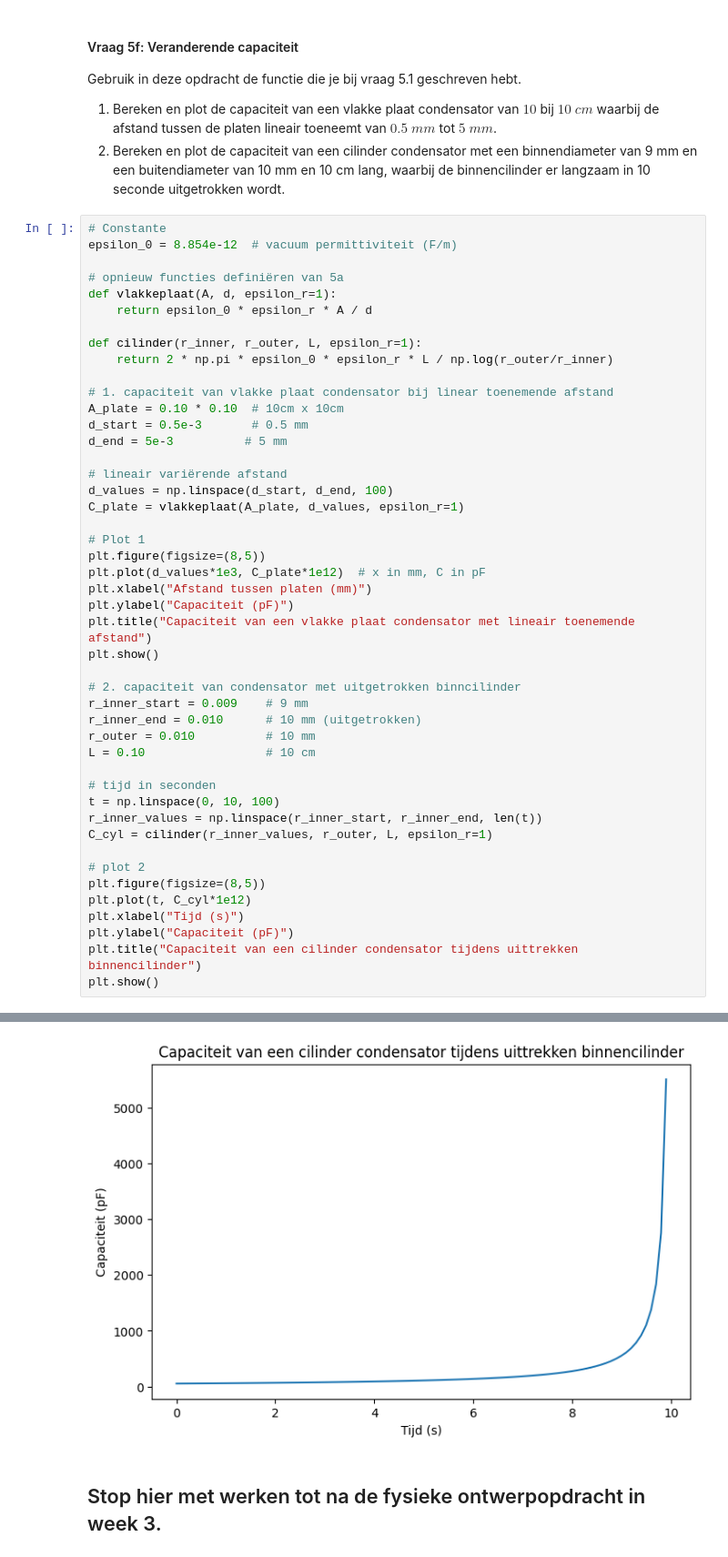
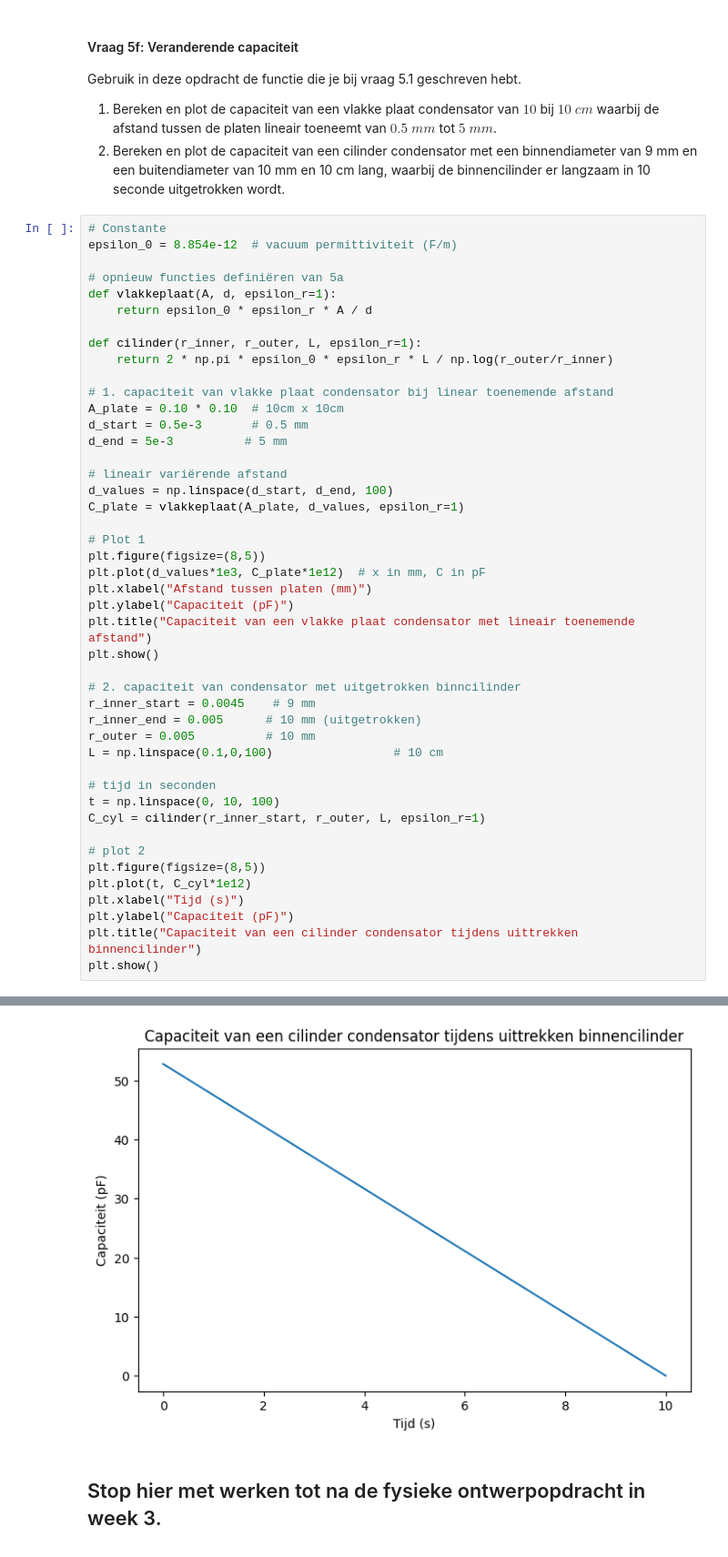
Before and after one commit to sralmulder-hash/opdrachten-DEF-D, a Jupyter notebook: DigitaleOntwerpopdrachten/1CondensatorOpdracht/CondensatorOntwerpopdracht.ipynb, the cells around one changed output, grey strips where cells are left out. Shown at 91% size. Drawn from its saved outputs; the diff is of its cells as text.

```diff
--- a/DigitaleOntwerpopdrachten/1CondensatorOpdracht/CondensatorOntwerpopdracht.ipynb
+++ b/DigitaleOntwerpopdrachten/1CondensatorOpdracht/CondensatorOntwerpopdracht.ipynb
@@ -960,40 +910,39 @@ def cilinder(r_inner, r_outer, L, epsilon_r=1):
 A_plate = 0.10 * 0.10  # 10cm x 10cm
 d_start = 0.5e-3       # 0.5 mm
 d_end = 5e-3          # 5 mm
 
 # lineair variërende afstand
 d_values = np.linspace(d_start, d_end, 100)
 C_plate = vlakkeplaat(A_plate, d_values, epsilon_r=1)
 
 # Plot 1
 plt.figure(figsize=(8,5))
 plt.plot(d_values*1e3, C_plate*1e12)  # x in mm, C in pF
 plt.xlabel("Afstand tussen platen (mm)")
 plt.ylabel("Capaciteit (pF)")
 plt.title("Capaciteit van een vlakke plaat condensator met lineair toenemende afstand")
 plt.show()
 
 # 2. capaciteit van condensator met uitgetrokken binncilinder
-r_inner_start = 0.009    # 9 mm
-r_inner_end = 0.010      # 10 mm (uitgetrokken)
-r_outer = 0.010          # 10 mm
-L = 0.10                 # 10 cm
+r_inner_start = 0.0045    # 9 mm
+r_inner_end = 0.005      # 10 mm (uitgetrokken)
+r_outer = 0.005          # 10 mm
+L = np.linspace(0.1,0,100)                 # 10 cm
 
 # tijd in seconden
 t = np.linspace(0, 10, 100)
-r_inner_values = np.linspace(r_inner_start, r_inner_end, len(t))
-C_cyl = cilinder(r_inner_values, r_outer, L, epsilon_r=1)
+C_cyl = cilinder(r_inner_start, r_outer, L, epsilon_r=1)
 
 # plot 2
 plt.figure(figsize=(8,5))
 plt.plot(t, C_cyl*1e12)
 plt.xlabel("Tijd (s)")
 plt.ylabel("Capaciteit (pF)")
 plt.title("Capaciteit van een cilinder condensator tijdens uittrekken binnencilinder")
 plt.show()
 # %% [output]
 [figure]
-[figure, old version]
+[figure, new version]
 # %% [markdown]
 ## Stop hier met werken tot na de fysieke ontwerpopdracht in week 3.
 # %% [markdown]
```
Also changed, not shown: parts of 21 cells of this notebook, 3 other files.
